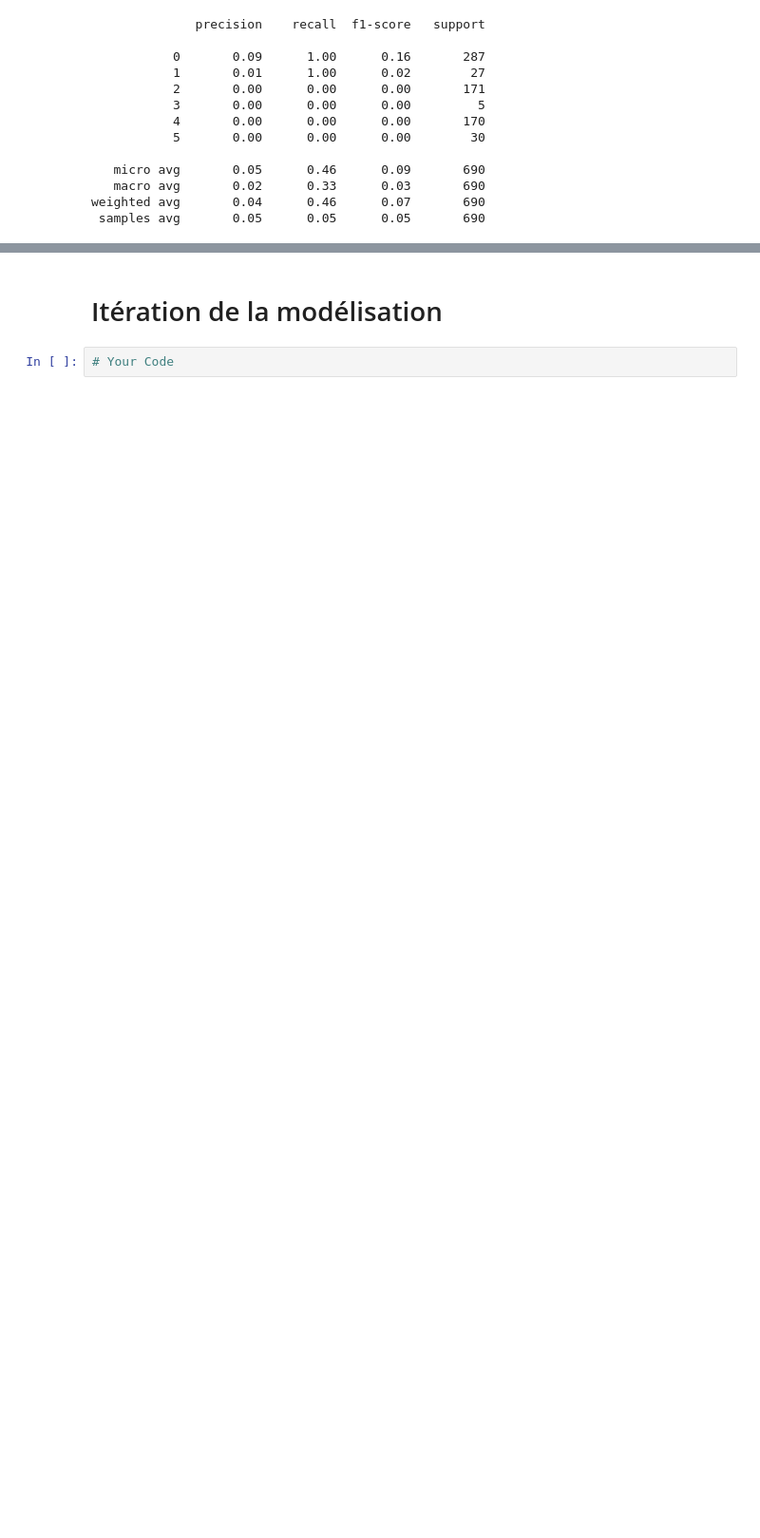
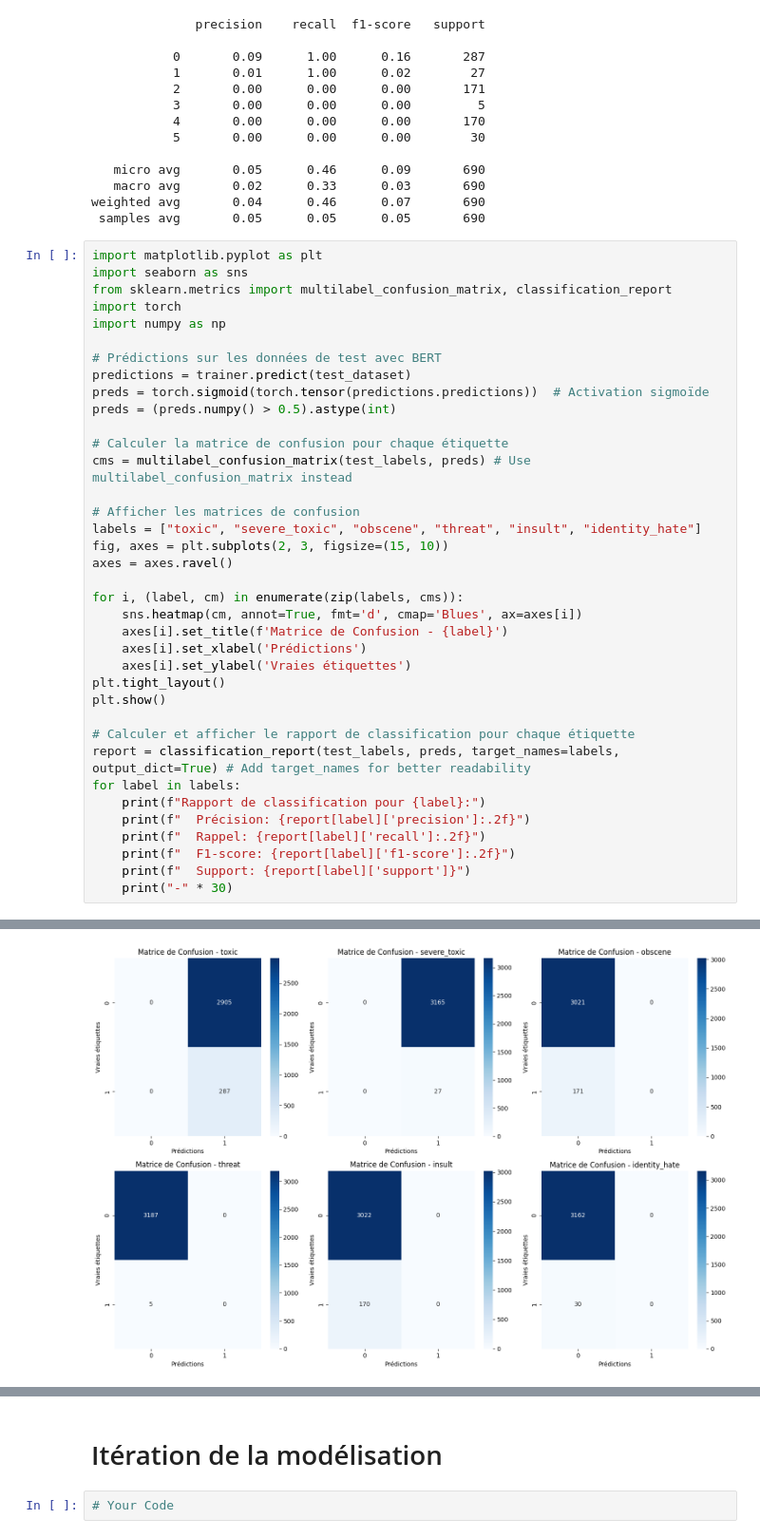
Before and after one commit to florianVit/Classification_Commentaires_Toxiques, a Jupyter notebook: Classification_commentaires_toxiques.ipynb, the cells around one changed output, grey strips where cells are left out. Shown at 95% size. Saved outputs shown, nothing was run; the diff lists cells and outputs as text; blank space fills up the shorter version.

```diff
--- a/Classification_commentaires_toxiques.ipynb
+++ b/Classification_commentaires_toxiques.ipynb
@@ -420,3 +442,41 @@ print(classification_report(test_labels, preds))
    macro avg       0.02      0.33      0.03       690
 weighted avg       0.04      0.46      0.07       690
  samples avg       0.05      0.05      0.05       690
+# %%
+import matplotlib.pyplot as plt
+import seaborn as sns
+from sklearn.metrics import multilabel_confusion_matrix, classification_report
+import torch
+import numpy as np
+
+# Prédictions sur les données de test avec BERT
+predictions = trainer.predict(test_dataset)
+preds = torch.sigmoid(torch.tensor(predictions.predictions))  # Activation sigmoïde
+preds = (preds.numpy() > 0.5).astype(int)
+
+# Calculer la matrice de confusion pour chaque étiquette
+cms = multilabel_confusion_matrix(test_labels, preds) # Use multilabel_confusion_matrix instead
+
+# Afficher les matrices de confusion
+labels = ["toxic", "severe_toxic", "obscene", "threat", "insult", "identity_hate"]
+fig, axes = plt.subplots(2, 3, figsize=(15, 10))
+axes = axes.ravel()
+
+for i, (label, cm) in enumerate(zip(labels, cms)):
+    sns.heatmap(cm, annot=True, fmt='d', cmap='Blues', ax=axes[i])
+    axes[i].set_title(f'Matrice de Confusion - {label}')
+    axes[i].set_xlabel('Prédictions')
+    axes[i].set_ylabel('Vraies étiquettes')
+plt.tight_layout()
+plt.show()
+
+# Calculer et afficher le rapport de classification pour chaque étiquette
+report = classification_report(test_labels, preds, target_names=labels, output_dict=True) # Add target_names for better readability
+for label in labels:
+    print(f"Rapport de classification pour {label}:")
+    print(f"  Précision: {report[label]['precision']:.2f}")
+    print(f"  Rappel: {report[label]['recall']:.2f}")
+    print(f"  F1-score: {report[label]['f1-score']:.2f}")
+    print(f"  Support: {report[label]['support']}")
+    print("-" * 30)
+# %% [output]
@@ -422,0 +484 @@ weighted avg       0.04      0.46      0.07       690
+[figure, added]
```
Also changed, not shown: parts of 2 cells of this notebook.
